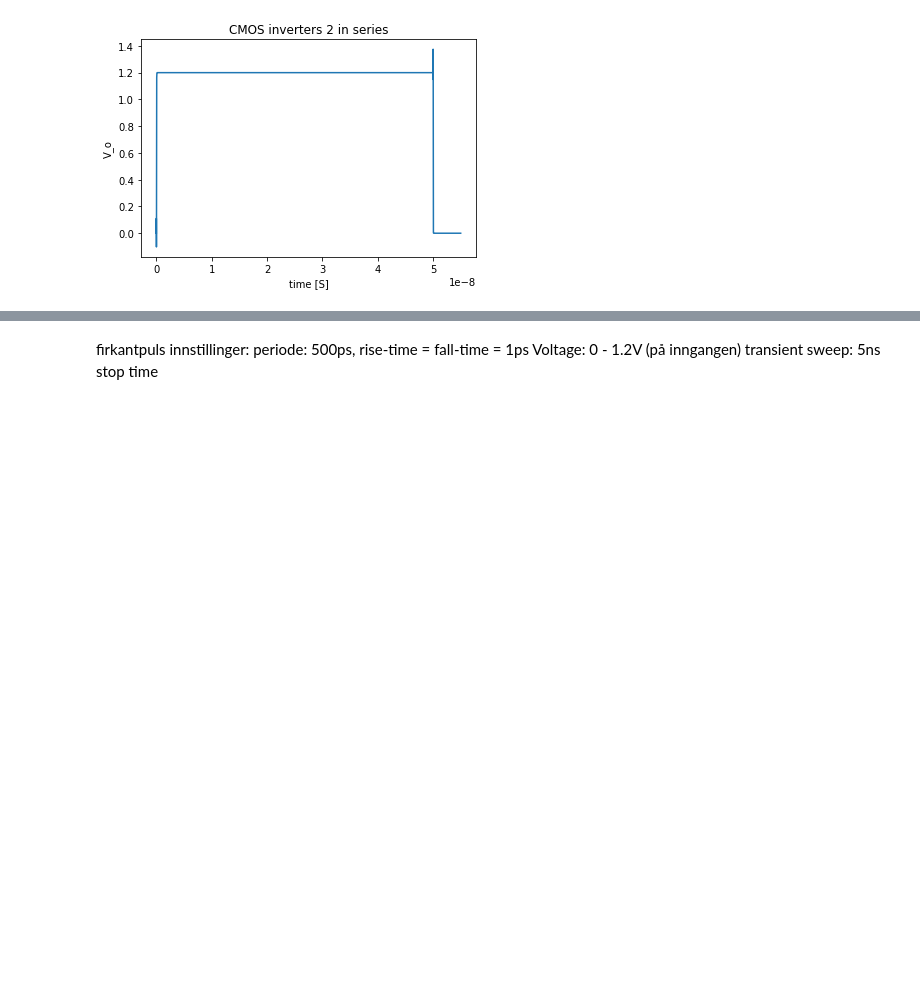
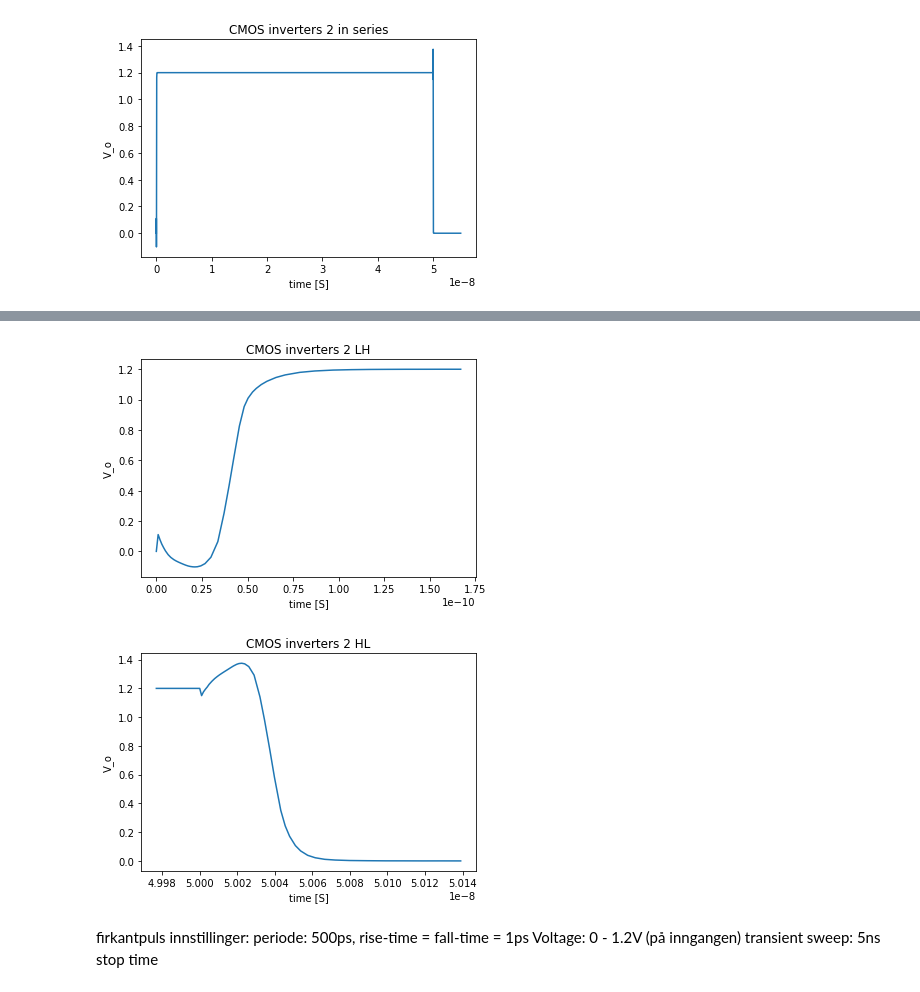
Before and after one commit to andersvestengen/IN3170, a Jupyter notebook: LAB 2/LAB 2 source code.ipynb, the cells around one changed output, grey strips where cells are left out. Cells and saved outputs as stored; diff of their text form; code cells hidden in the pictures; blank space fills up the shorter version.

```diff
--- a/LAB 2/LAB 2 source code.ipynb
+++ b/LAB 2/LAB 2 source code.ipynb
@@ -115,3 +138,32 @@ plt.show()
+# %%
+#task 3 part 2 sweep HL and LH zoom
+
+import numpy as np
+import matplotlib.pyplot as plt
+import csv
+
+
+with open('t3_inverter2.csv')as f:
+    data = np.asarray(list(csv.reader(f, delimiter=',')))
+
+
+Xrange32 = np.asarray(data[1:,0]).astype('float')
+Yrange32 = np.asarray(data[1:,1]).astype('float')
+fig1LH = plt.plot(Xrange32[:45], Yrange32[:45])
+plt.xlabel('time [S]')
+plt.ylabel('V_o')
+plt.title('CMOS inverters 2 LH')
+plt.savefig('t3_p2_LH.png', dpi=100)
+plt.show()
+fig1HL = plt.plot(Xrange32[5025:5070], Yrange32[5025:5070])
+plt.xlabel('time [S]')
+plt.ylabel('V_o')
+plt.title('CMOS inverters 2 HL')
+plt.savefig('t3_p2_HL.png', dpi=100)
+plt.show()
+# %% [output]
+[figure, added]
+[figure, added]
 # %% [markdown]
 firkantpuls innstillinger: periode: 500ps, rise-time = fall-time = 1ps
 Voltage: 0 - 1.2V (på inngangen)
```
Also changed, not shown: parts of 3 cells of this notebook.
